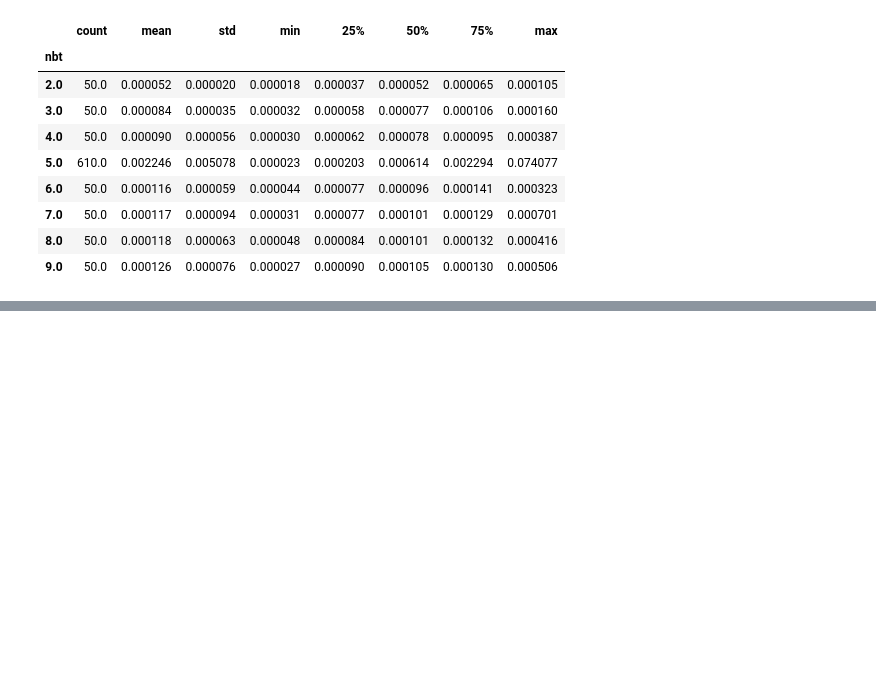
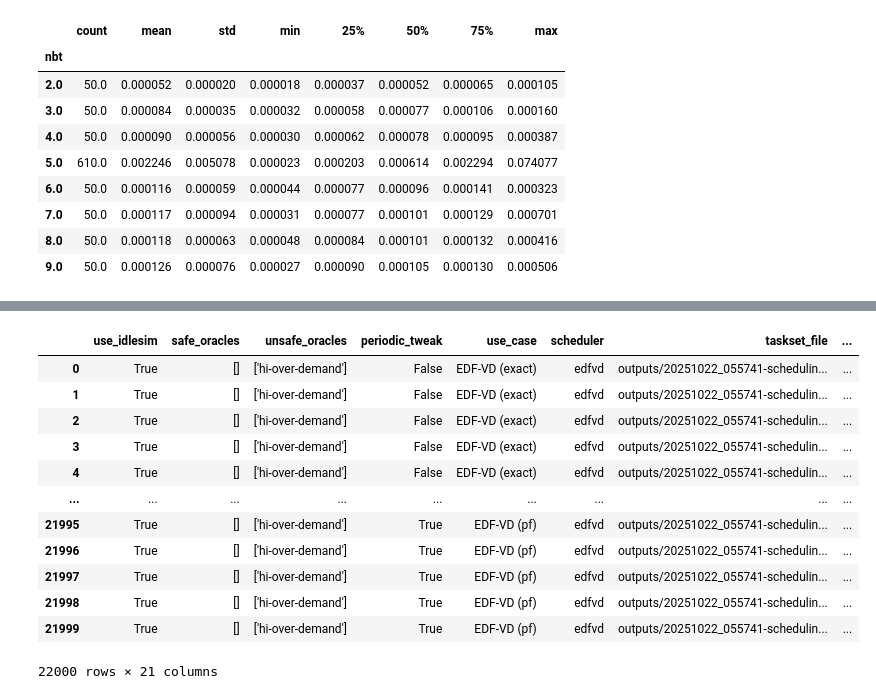
Before and after one commit to Jordan-Sun/mixed-criticality-graph-xp, a Jupyter notebook: notebooks/charts-rtss.ipynb, the cells around one changed output, grey strips where cells are left out. Saved outputs shown, nothing was run; the diff lists cells and outputs as text; code cells hidden in the pictures; blank space fills up the shorter version.

```diff
--- a/notebooks/charts-rtss.ipynb
+++ b/notebooks/charts-rtss.ipynb
@@ -388,2 +402,25 @@ df_edfvd_test["EDF-VD (sufficient)"] = df_edfvd_test["EDF-VD (sufficient)"].asty
 # %%
 df_sch["schedulable"] = df_sch["is_safe"]
+df_sch2["schedulable"] = df_sch2["is_safe"]
+# %%
+# Filter df_sch for EDF-VD (exact)
+df_sch = df_sch[df_sch["use_case"] == "EDF-VD (exact)"]
+# Filter df_sch2 for EDF-VD (pf)
+df_sch2 = df_sch2[df_sch2["use_case"] == "EDF-VD (pf)"]
+# Merge the two forming a new df_sch
+df_sch = pd.concat([df_sch, df_sch2], ignore_index=True)
+df_sch
+# %% [output]
+|  | use_idlesim | safe_oracles | unsafe_oracles | periodic_tweak | use_case | scheduler | taskset_file | ... |
+| 0 | True | [] | ['hi-over-demand'] | False | EDF-VD (exact) | edfvd | outputs/20251022_055741-schedulin... | ... |
+| 1 | True | [] | ['hi-over-demand'] | False | EDF-VD (exact) | edfvd | outputs/20251022_055741-schedulin... | ... |
+| 2 | True | [] | ['hi-over-demand'] | False | EDF-VD (exact) | edfvd | outputs/20251022_055741-schedulin... | ... |
+| 3 | True | [] | ['hi-over-demand'] | False | EDF-VD (exact) | edfvd | outputs/20251022_055741-schedulin... | ... |
+| 4 | True | [] | ['hi-over-demand'] | False | EDF-VD (exact) | edfvd | outputs/20251022_055741-schedulin... | ... |
+| ... | ... | ... | ... | ... | ... | ... | ... | ... |
+| 21995 | True | [] | ['hi-over-demand'] | True | EDF-VD (pf) | edfvd | outputs/20251022_055741-schedulin... | ... |
+| 21996 | True | [] | ['hi-over-demand'] | True | EDF-VD (pf) | edfvd | outputs/20251022_055741-schedulin... | ... |
+| 21997 | True | [] | ['hi-over-demand'] | True | EDF-VD (pf) | edfvd | outputs/20251022_055741-schedulin... | ... |
+| 21998 | True | [] | ['hi-over-demand'] | True | EDF-VD (pf) | edfvd | outputs/20251022_055741-schedulin... | ... |
+| 21999 | True | [] | ['hi-over-demand'] | True | EDF-VD (pf) | edfvd | outputs/20251022_055741-schedulin... | ... |
+22000 rows × 21 columns
```
Also changed, not shown: parts of 6 cells of this notebook, 28 other files.
